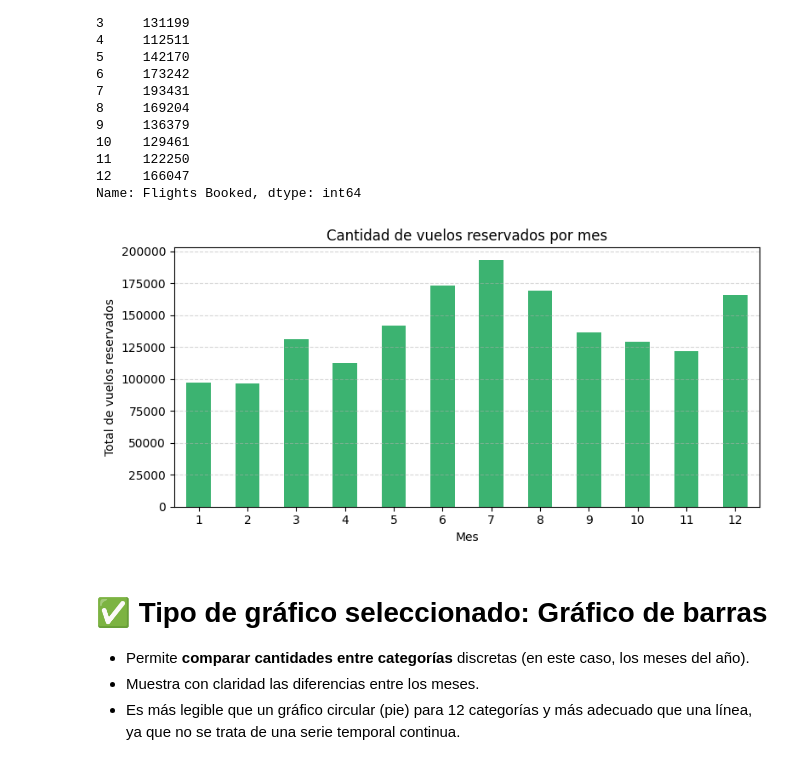
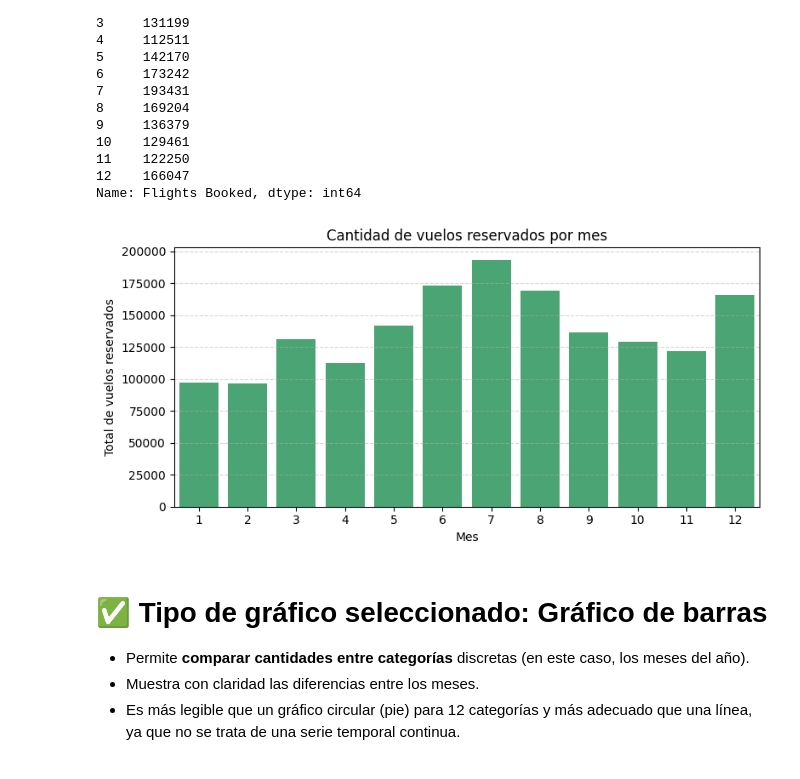
Before and after one commit to Adalab/bda-modulo-3-evaluacion-final-Isabel-GM, a Jupyter notebook: Ejercicio_mod3.ipynb, the cells around one changed output. Drawn from its saved outputs; the diff is of its cells as text; code cells hidden in the pictures.

```diff
--- a/Ejercicio_mod3.ipynb
+++ b/Ejercicio_mod3.ipynb
@@ -556,19 +560,24 @@ Month
 12    166047
 Name: Flights Booked, dtype: int64
 # %%
-# 2. Lo represento con un grafico de barras
+# 2. Lo represento con un grafico de barras BARPLOT:
 
-
+# Crear gráfico de barras con Seaborn
 plt.figure(figsize=(8,4))  # selecciono el tamaño del grafico
-vuelos_por_mes.plot(kind='bar', color='mediumseagreen')  # kind = "bar" -> barras verticales  y escojo el color que quiero para el grafico, hay otros colores, skyblue, coral, gold...
+sns.barplot(x=vuelos_por_mes.index, y=vuelos_por_mes.values, color='mediumseagreen')
 plt.title('Cantidad de vuelos reservados por mes')
 plt.xlabel('Mes')
 plt.ylabel('Total de vuelos reservados')
-plt.xticks(rotation=0)  # ajusto la rotacion de los numeros de los meses del año para que se vean rectos.
-plt.grid(axis='y', linestyle='--', alpha=0.5) #añado lineas horizontales en el eje Y con axis, que sean discontinua y con alpha= 0.5 -> semitransparente
-plt.tight_layout(); # ajusto margenes para que no se corte nada.
+plt.xticks(rotation=0)  # Ajusto la rotación de los numeros de meses del año para que se vean rectos.
+plt.grid(axis='y', linestyle='--', alpha=0.5)  # Líneas discontinuas en el eje Y, y con alpha= 0.5 -> semitransparente
+plt.tight_layout();  # Ajuste de márgenes
+
+# Vuelos_por_mes es una serie, y dentro de la serie tenemos:
+    # Indice: los meses del año (de 1 a 12), que seran las etiquetas de las filas, como el indice por donde hemos agrupado los datos.
+    # Valores: el total de vuelos reservadospor mes
+#  eje x = vuelos_por_mes.index estoy accediendo a las etiquetas de las filas, es decir los meses del año  y ejey = vuelos_por_mes.values -> accedo al total de vuelos.
 # %% [output]
-[figure, old version]
+[figure, new version]
 # %% [markdown]
 
 # ✅ Tipo de gráfico seleccionado: **Gráfico de barras**
```
Also changed, not shown: parts of 4 cells of this notebook, 1 other file.
